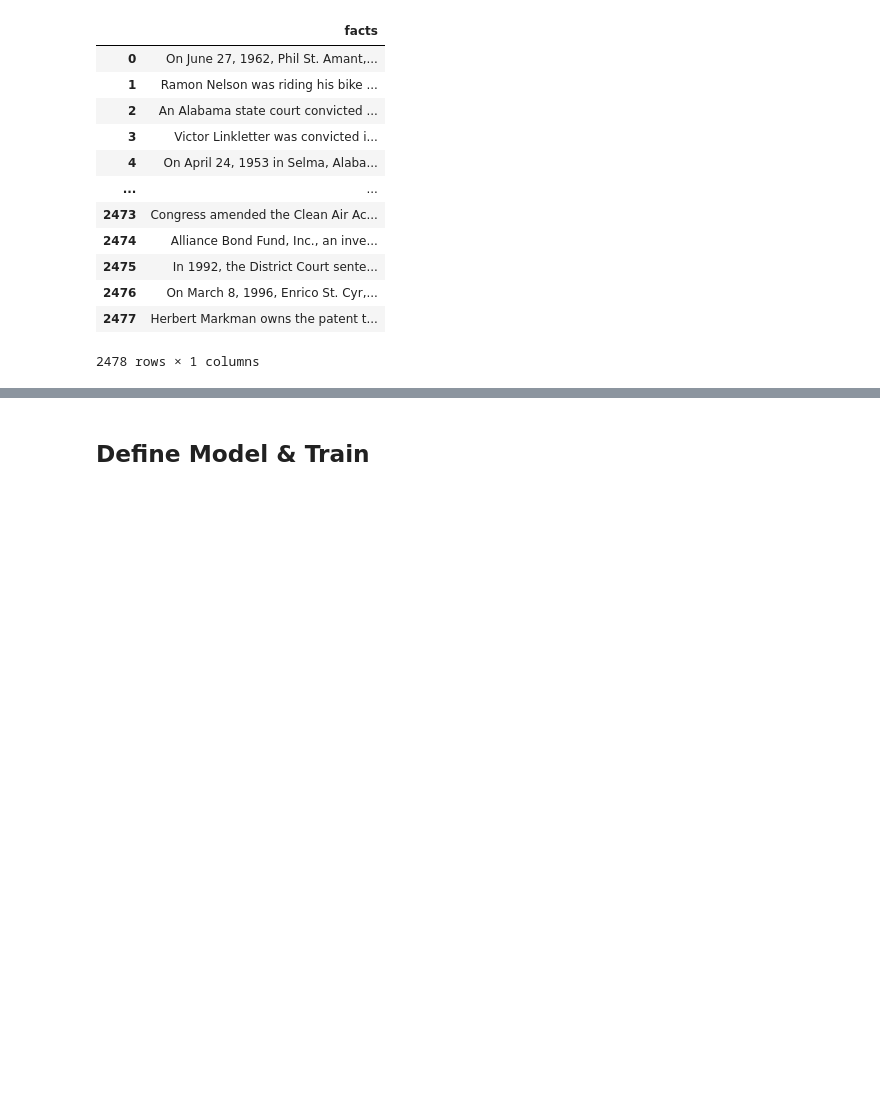
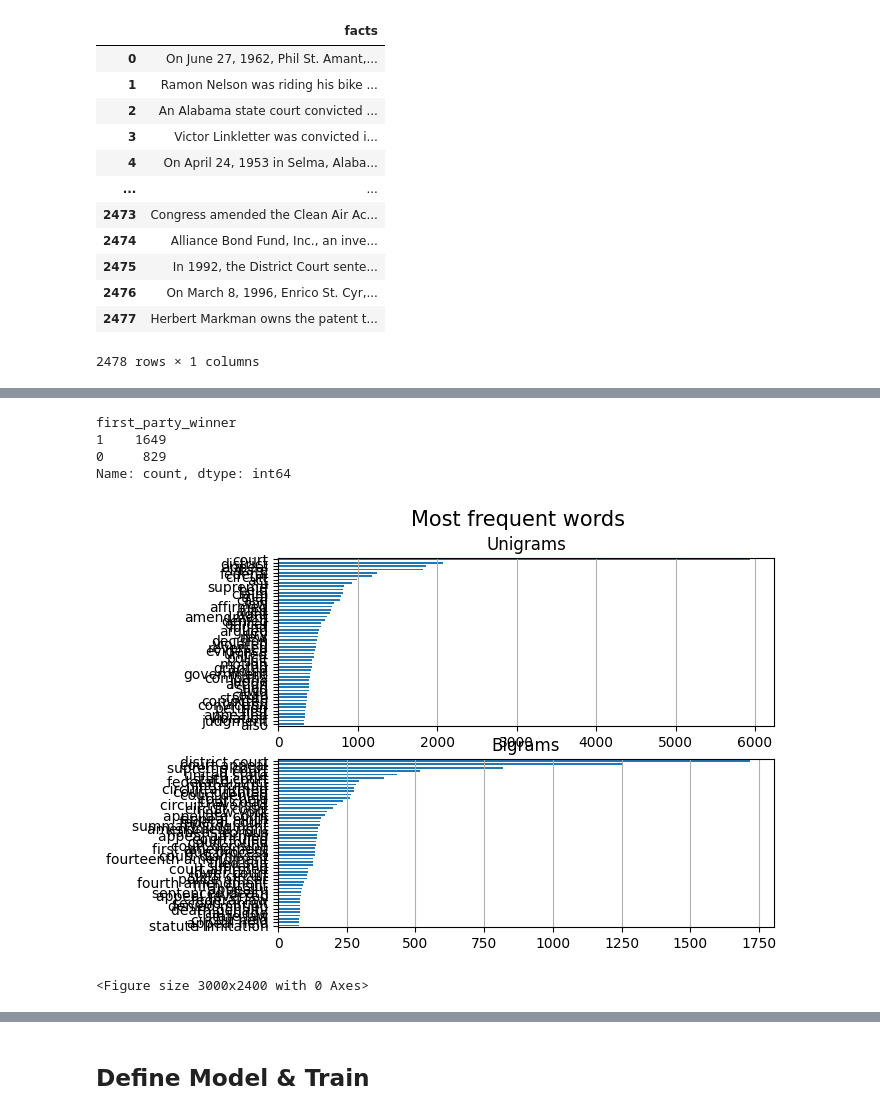
Before and after one commit to dlsco123/mtvsDacon, a Jupyter notebook: [mtvs]nic.ipynb, the cells around one changed output, grey strips where cells are left out. Drawn from its saved outputs; the diff is of its cells as text; code cells hidden in the pictures; blank space fills up the shorter version.

Commit message:
"APPLY"

```diff
--- a/[mtvs]nic.ipynb
+++ b/[mtvs]nic.ipynb
@@ -58,0 +130,4 @@ df_nlp1
+# %%
+lst_stopwords = nltk.corpus.stopwords.words("english")
+# NLTK가 정의한 영어 불용어 리스트를 리턴
+lst_stopwords
@@ -58,0 +209,4 @@ df_nlp1
+# %%
+df_nlp1["facts_clean"] = df_nlp1["facts"].apply(lambda x: utils_preprocess_text(x, flg_stemm=False, flg_lemm=True, lst_stopwords=lst_stopwords))
+
+df_nlp1
@@ -58,0 +227,9 @@ df_nlp1
+# %%
+df_nlp2 = pd.concat([df_nlp1,df_target['first_party_winner']],axis=1, join='inner')
+
+df_nlp2["first_party_winner"].value_counts()
+# %% [output]
+first_party_winner
+1    1649
+0     829
+Name: count, dtype: int64
@@ -58,0 +239,30 @@ df_nlp1
+# %%
+y = 1
+corpus = df_nlp2[df_nlp2["first_party_winner"]== y]["facts_clean"]
+lst_tokens = nltk.tokenize.word_tokenize(corpus.str.cat(sep=" "))
+fig, ax = plt.subplots(nrows=2, ncols=1)
+fig.suptitle("Most frequent words", fontsize=15)
+figure(figsize=(30, 24))
+## unigrams
+dic_words_freq = nltk.FreqDist(lst_tokens)
+dtf_uni = pd.DataFrame(dic_words_freq.most_common(),
+                    columns=["Word","Freq"])
+dtf_uni.set_index("Word").iloc[:50,:].sort_values(by="Freq").plot(
+                kind="barh", title="Unigrams", ax=ax[0],
+                legend=False).grid(axis='x')
+ax[0].set(ylabel=None)
+
+## bigrams
+dic_words_freq = nltk.FreqDist(nltk.ngrams(lst_tokens, 2))
+dtf_bi = pd.DataFrame(dic_words_freq.most_common(),
+                    columns=["Word","Freq"])
+dtf_bi["Word"] = dtf_bi["Word"].apply(lambda x: " ".join(
+                string for string in x) )
+dtf_bi.set_index("Word").iloc[:50,:].sort_values(by="Freq").plot(
+                kind="barh", title="Bigrams", ax=ax[1],
+                legend=False).grid(axis='x')
+ax[1].set(ylabel=None)
+plt.show()
+# %% [output]
+[figure, added]
+<Figure size 3000x2400 with 0 Axes>
```
Also changed, not shown: parts of 18 cells of this notebook.
